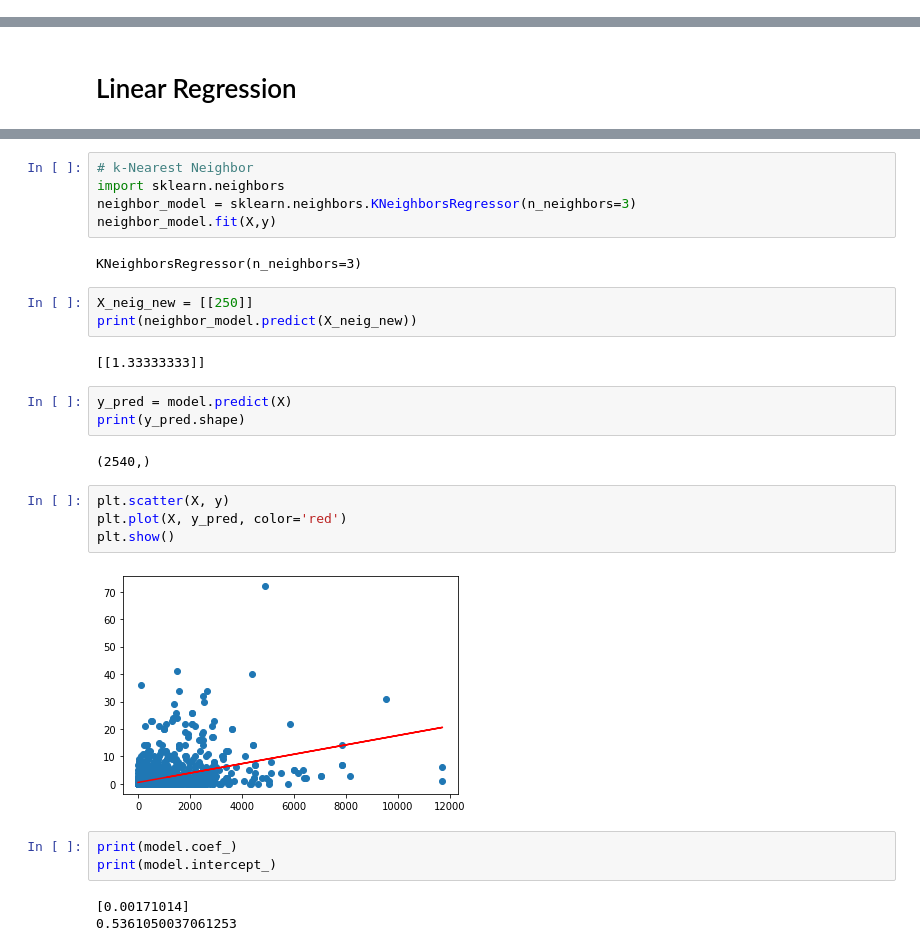
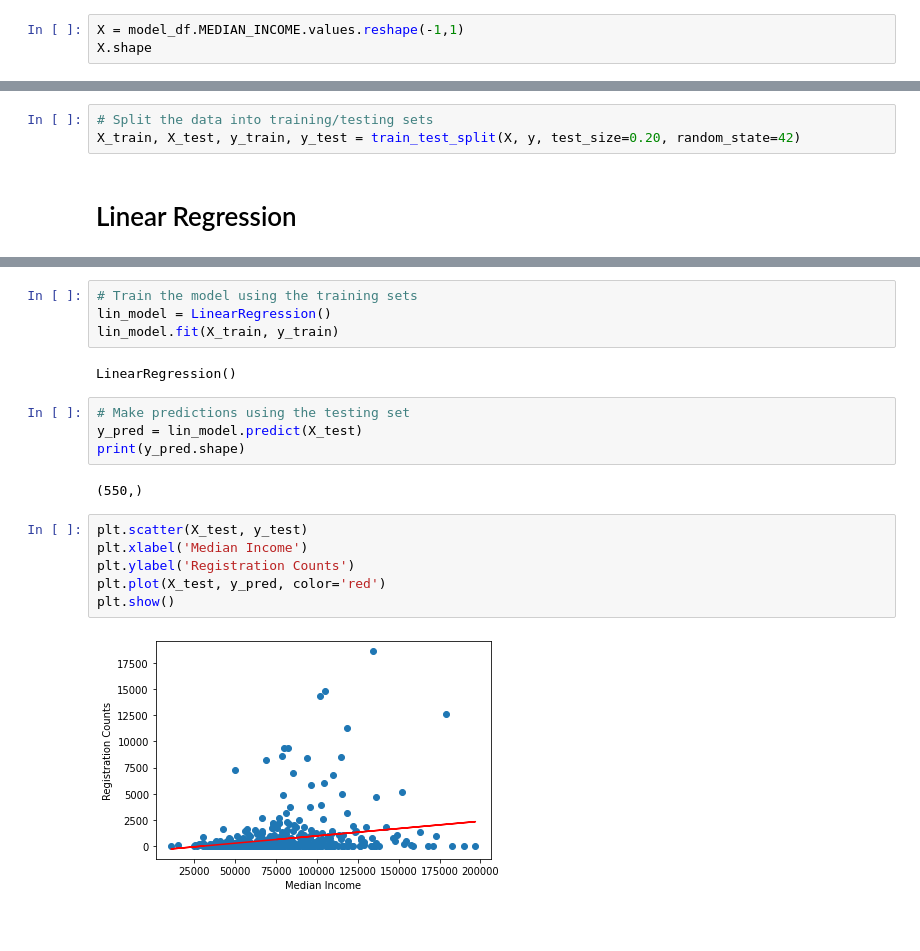
Before and after one commit to jmmadson/data_miners, a Jupyter notebook: ML_Model/data_miners_linear.ipynb, the cells around one changed output, grey strips where cells are left out. Saved outputs shown, nothing was run; the diff lists cells and outputs as text; blank space fills up the shorter version.

Commit message:
update ml model

```diff
--- a/ML_Model/data_miners_linear.ipynb
+++ b/ML_Model/data_miners_linear.ipynb
@@ -340,0 +111,3 @@ ny_ev_df.describe()
+# %%
+X = model_df.MEDIAN_INCOME.values.reshape(-1,1)
+X.shape
@@ -341,2 +116,5 @@ ny_ev_df.describe()
+# %%
+# Split the data into training/testing sets
+X_train, X_test, y_train, y_test = train_test_split(X, y, test_size=0.20, random_state=42)
 # %% [markdown]
 # Linear Regression
@@ -371,29 +121,20 @@ print(model.predict(X_new))
-# %%
-# k-Nearest Neighbor
-import sklearn.neighbors
-neighbor_model = sklearn.neighbors.KNeighborsRegressor(n_neighbors=3)
-neighbor_model.fit(X,y)
-# %% [output]
-KNeighborsRegressor(n_neighbors=3)
-# %%
-X_neig_new = [[250]]
-print(neighbor_model.predict(X_neig_new))
-# %% [output]
-[[1.33333333]]
-# %%
-y_pred = model.predict(X)
-print(y_pred.shape)
-# %% [output]
-(2540,)
+# %%
+# Train the model using the training sets
+lin_model = LinearRegression()
+lin_model.fit(X_train, y_train)
+# %% [output]
+LinearRegression()
+# %%
+# Make predictions using the testing set
+y_pred = lin_model.predict(X_test)
+print(y_pred.shape)
+# %% [output]
+(550,)
 # %%
-plt.scatter(X, y)
-plt.plot(X, y_pred, color='red')
+plt.scatter(X_test, y_test)
+plt.xlabel('Median Income')
+plt.ylabel('Registration Counts')
+plt.plot(X_test, y_pred, color='red')
 plt.show()
 # %% [output]
-[figure, old version]
+[figure, new version]
-# %%
-print(model.coef_)
-print(model.intercept_)
-# %% [output]
-[0.00171014]
-0.5361050037061253
```
Also changed, not shown: parts of 47 cells of this notebook.
